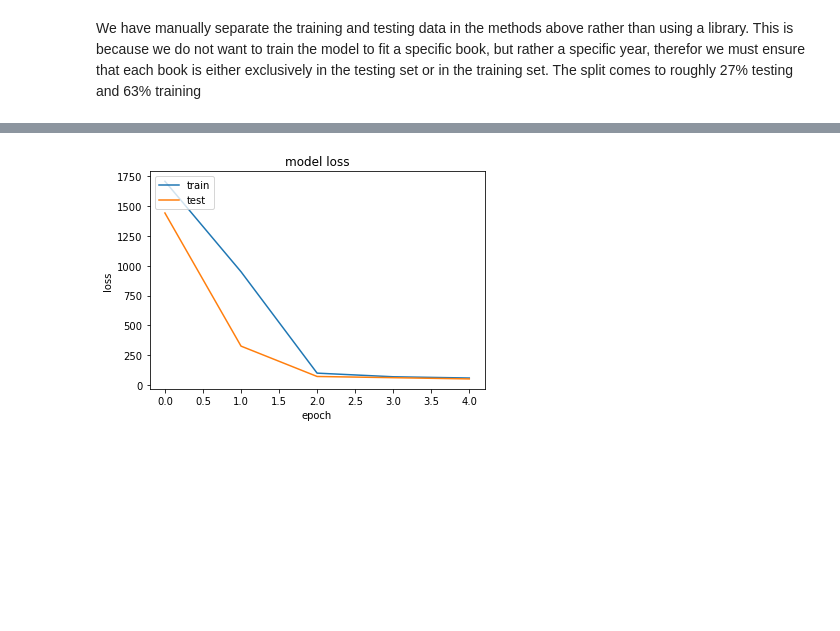
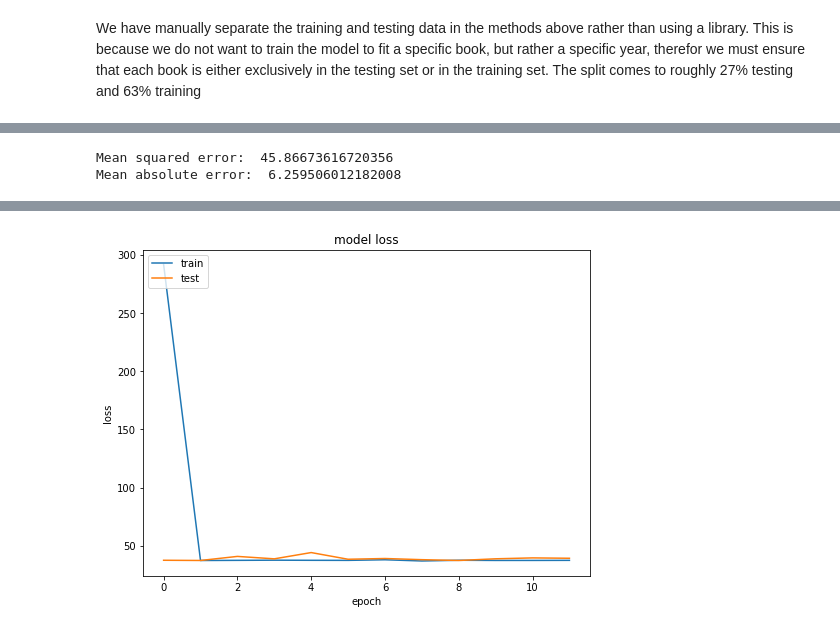
Before and after one commit to ronitronitronit/final, a Jupyter notebook: booksproject.ipynb, the cells around one changed output, grey strips where cells are left out. Cells and saved outputs as stored; diff of their text form; code cells hidden in the pictures; blank space fills up the shorter version.

```diff
--- a/booksproject.ipynb
+++ b/booksproject.ipynb
@@ -488,7 +488,7 @@ from keras.preprocessing.text import Tokenizer
 from keras.preprocessing.sequence import pad_sequences
 from sklearn import preprocessing
 
-MAX_WORDS = 50000
+MAX_WORDS = 10000
 
 x_test = dfTest['passage']
 y_test = dfTest['year']
@@ -504,7 +504,7 @@ x_test = tokenizer.texts_to_sequences(x_test)
 # %%
 import numpy as np
 
-MAX_LENGTH = 200
+MAX_LENGTH = 700
 
 vocab_size = len(tokenizer.word_index)
 print(vocab_size)
@@ -536,7 +536,6 @@ for word, index in tokenizer.word_index.items():
 """
 Try as regression
 """
-
 from keras.models import Sequential
 from keras.layers import Embedding, Flatten, Dense
 from tensorflow.keras.optimizers import Adam
@@ -544,17 +543,17 @@ from tensorflow.keras.optimizers import Adam
 model = Sequential()
 model.add(Embedding(vocab_size, EMBEDDING_DIMENSION, input_length=MAX_LENGTH))
 model.add(Flatten())
-model.add(Dense(32, activation='relu'))
+model.add(Dense(512, activation='relu'))
+model.add(Dense(256, activation='relu'))
 model.add(Dense(1))
 model.layers[0].set_weights([embedding_matrix])
 model.layers[0].trainable = False
 model.summary()
 
-model.compile(optimizer=Adam(learning_rate=0.1), loss='mean_absolute_error')
+model.compile(optimizer=Adam(learning_rate=0.1), loss='mean_squared_error')
 
 history = model.fit(x_train, y_train,
 epochs=10,
-batch_size=32,
+batch_size=128,
 validation_data=(x_test, y_test))
-# model.save_weights('pre_trained_glove_model.h5')
 # %% [output]
@@ -664,0 +678,20 @@ create_scatterplot(x_test, y_test, model2, "Model 2")
+# %%
+from keras.layers import SimpleRNN
+
+"""
+Using SIMPLE RNN
+"""
+model3 = Sequential()
+model3.add(Embedding(vocab_size, EMBEDDING_DIMENSION, weights=[embedding_matrix], input_length=MAX_LENGTH))
+model3.add(SimpleRNN(units=32))
+model3.add(Dense(512, activation='relu'))
+model3.add(Dense(256, activation="relu"))
+model3.add(Dense(1))
+model3.layers[0].trainable = False
+model3.summary()
+model3.compile(loss='mean_absolute_error', optimizer='adam')
+
+history = model3.fit(x_train, y_train,
+epochs=12,
+batch_size=64,
+validation_data=(x_test, y_test))
@@ -665,3 +720,8 @@ create_scatterplot(x_test, y_test, model2, "Model 2")
+# %%
+get_MSE_and_MAE(model3, x_test)
+# %% [output]
+Mean squared error:  45.86673616720356
+Mean absolute error:  6.259506012182008
 # %%
-plot_loss(model2.evaluate(x_test, y_test, verbose=1))
+plot_loss(model3.evaluate(x_test, y_test, verbose=1))
 # %% [output]
@@ -670,4 +730,4 @@ Test Score: 51.763465881347656
-[figure, old version]
+[figure, new version]
 # %%
 from keras.layers import LSTM
 
```
Also changed, not shown: parts of 39 cells of this notebook.
